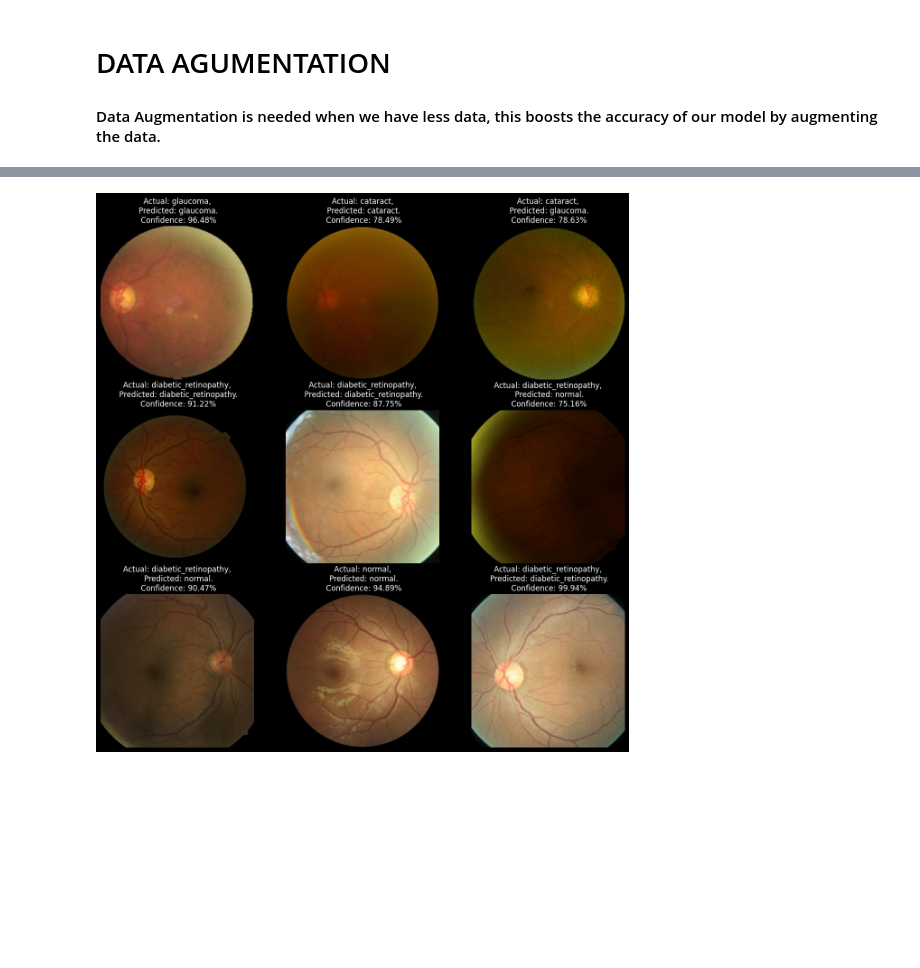
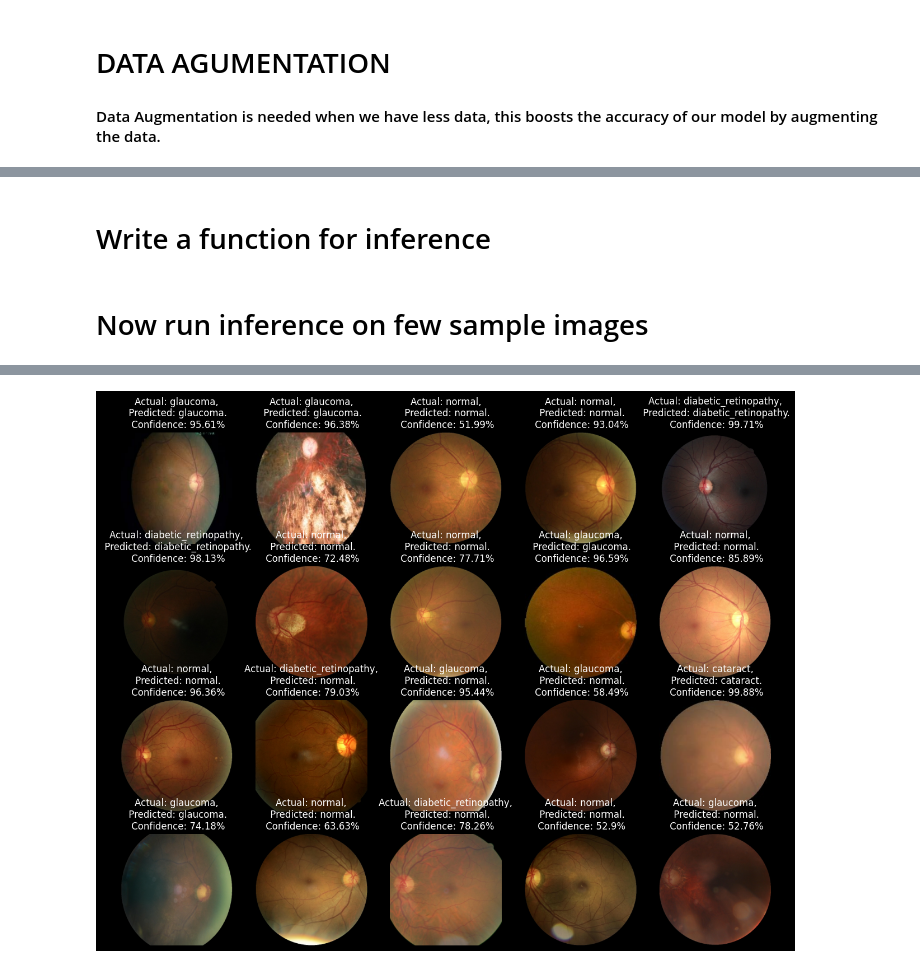
Before and after one commit to DevanshBeri/DATA_SCIENCE_PROJECTS, a Jupyter notebook: EYE_DESIEASE/EYE_DISEASE.IPYNB, the cells around one changed output, grey strips where cells are left out. Saved outputs shown, nothing was run; the diff lists cells and outputs as text; code cells hidden in the pictures; blank space fills up the shorter version.

```diff
--- a/EYE_DESIEASE/EYE_DISEASE.IPYNB
+++ b/EYE_DESIEASE/EYE_DISEASE.IPYNB
@@ -181,6 +189,6 @@ history = model.fit(
     batch_size=Batch_Size,
     validation_data=val_ds,
     verbose=1,
-    epochs=50,
+    epochs=100,
 )
 # %% [output]
@@ -223,3 +233,5 @@ predicted label: glaucoma
+# %% [markdown]
+# Write a function for inference
 # %%
 def predict(model, img):
     img_array = tf.keras.preprocessing.image.img_to_array(images[i].numpy())
@@ -230,11 +242,13 @@ def predict(model, img):
     predicted_class = class_names[np.argmax(predictions[0])]
     confidence = round(100 * (np.max(predictions[0])), 2)
     return predicted_class, confidence
+# %% [markdown]
+# Now run inference on few sample images
 # %%
 plt.figure(figsize=(15, 15))
 for images, labels in test_ds.take(1):
-    for i in range(9):
-        ax = plt.subplot(3, 3, i + 1)
+    for i in range(20):
+        ax = plt.subplot(5, 5, i + 1)
         plt.imshow(images[i].numpy().astype("uint8"))
 
         predicted_class, confidence = predict(model, images[i].numpy())
@@ -256 +281 @@ for images, labels in test_ds.take(1):
-[figure, old version]
+[figure, new version]
```
Also changed, not shown: parts of 12 cells of this notebook.
